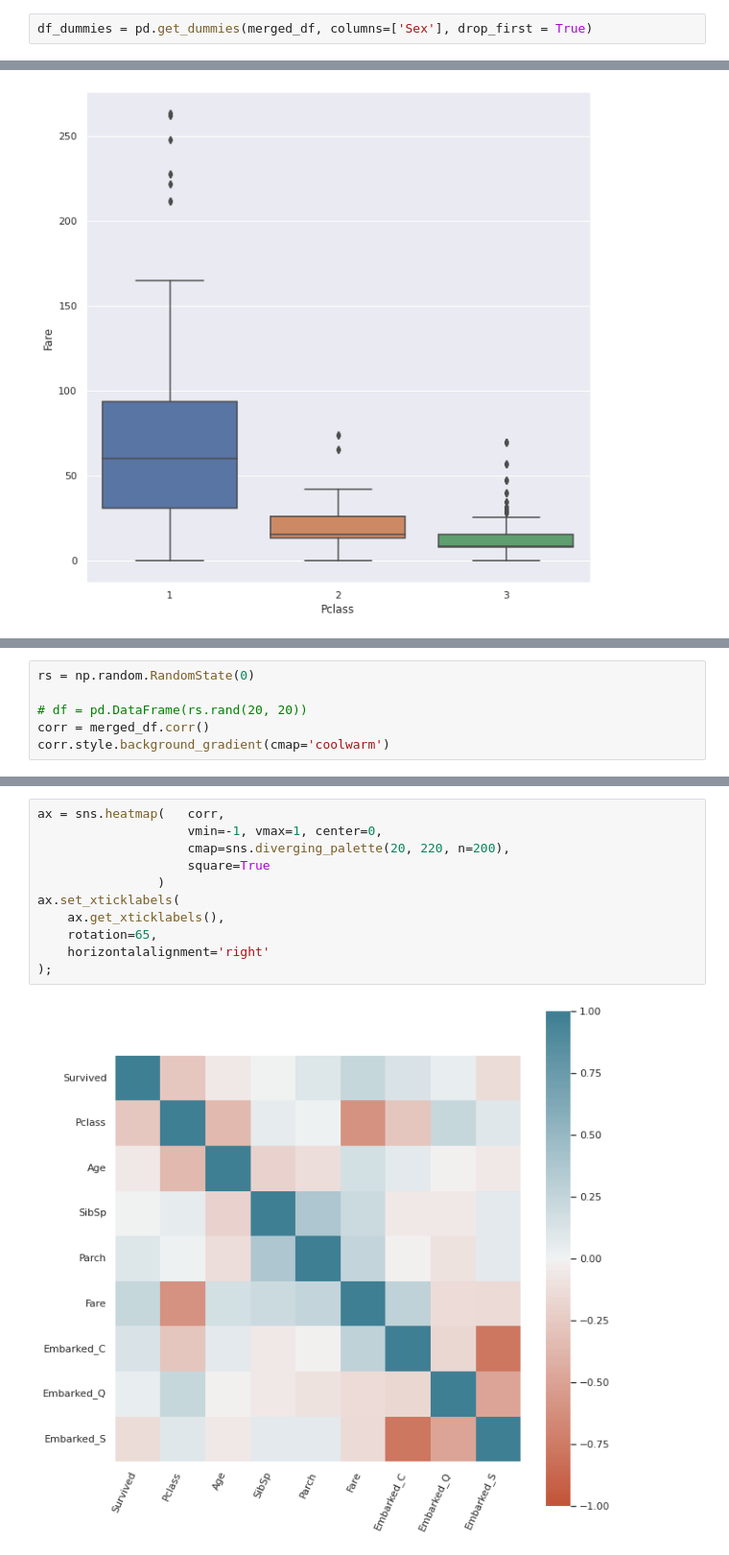
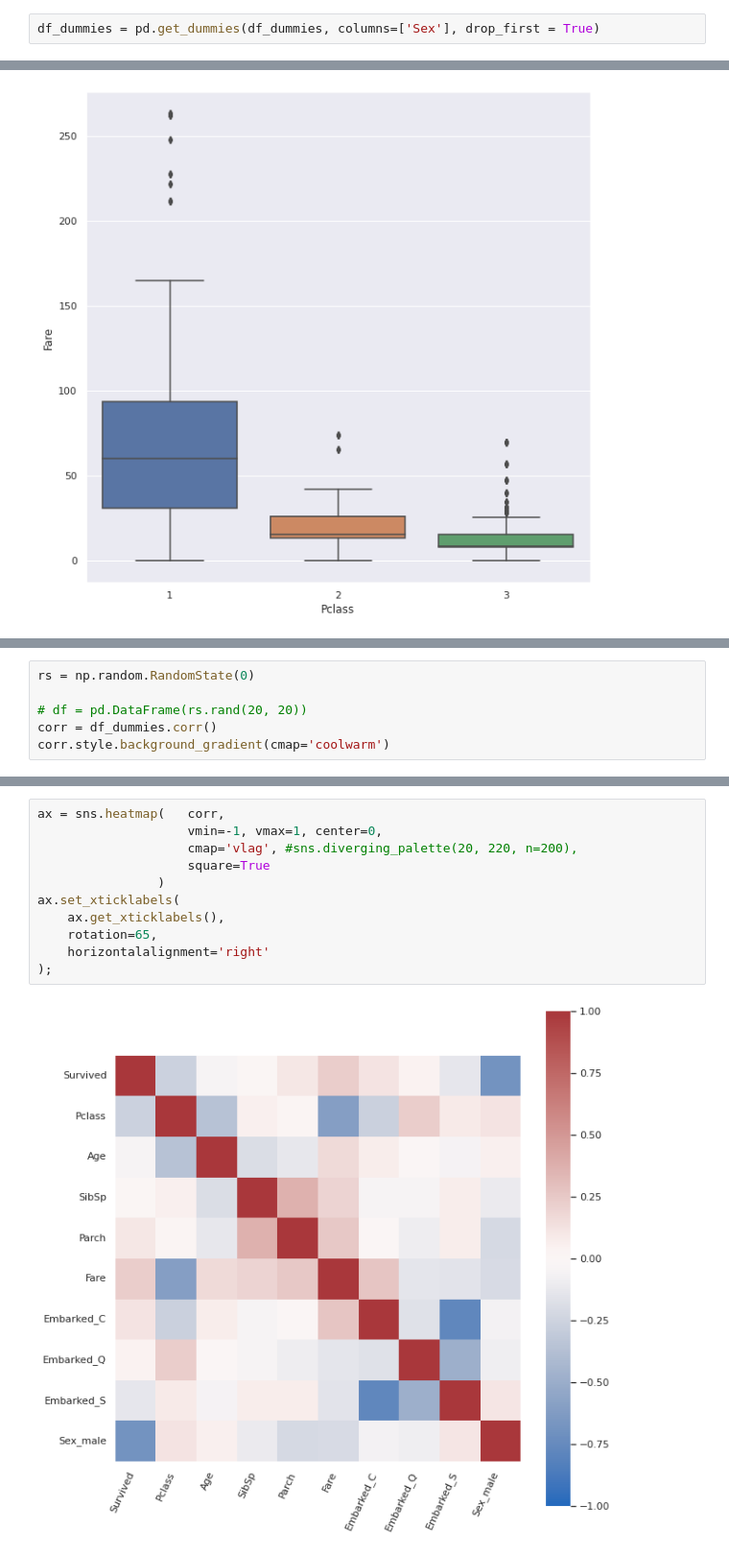
Before and after one commit to GDevigili/machine-learning-coursework, a Jupyter notebook: main.ipynb, the cells around one changed output, grey strips where cells are left out. Shown at 96% size. Cells and saved outputs as stored; diff of their text form.

```diff
--- a/main.ipynb
+++ b/main.ipynb
@@ -181,7 +191,7 @@ df_dummies = pd.get_dummies(merged_df, columns=['Embarked'])
 # %% [markdown]
 Então transformei a coluna `Sex` da mesma forma, porém apenas deixando ela como binário, sendo `male = 1` e `female = 0`:
 # %%
-df_dummies = pd.get_dummies(merged_df, columns=['Sex'], drop_first = True)
+df_dummies = pd.get_dummies(df_dummies, columns=['Sex'], drop_first = True)
 # %% [markdown]
 Então o dataset final fica:
 # %%
@@ -233,6 +267,6 @@ merged_df.plot(kind='box', subplots=True, layout=(4, 3), sharex=False, sharey=Fa
 rs = np.random.RandomState(0)
 
 # df = pd.DataFrame(rs.rand(20, 20))
-corr = merged_df.corr()
+corr = df_dummies.corr()
 corr.style.background_gradient(cmap='coolwarm')
 # %% [output]
@@ -261,14 +284,14 @@ Name: Survived, dtype: float64
 # %%
 ax = sns.heatmap(   corr,
                     vmin=-1, vmax=1, center=0,
-                    cmap=sns.diverging_palette(20, 220, n=200),
+                    cmap='vlag', #sns.diverging_palette(20, 220, n=200),
                     square=True
                 )
 ax.set_xticklabels(
     ax.get_xticklabels(),
     rotation=65,
     horizontalalignment='right'
 );
 # %% [output]
-[figure, old version]
+[figure, new version]
 # %%
```
Also changed, not shown: parts of 20 cells of this notebook.
